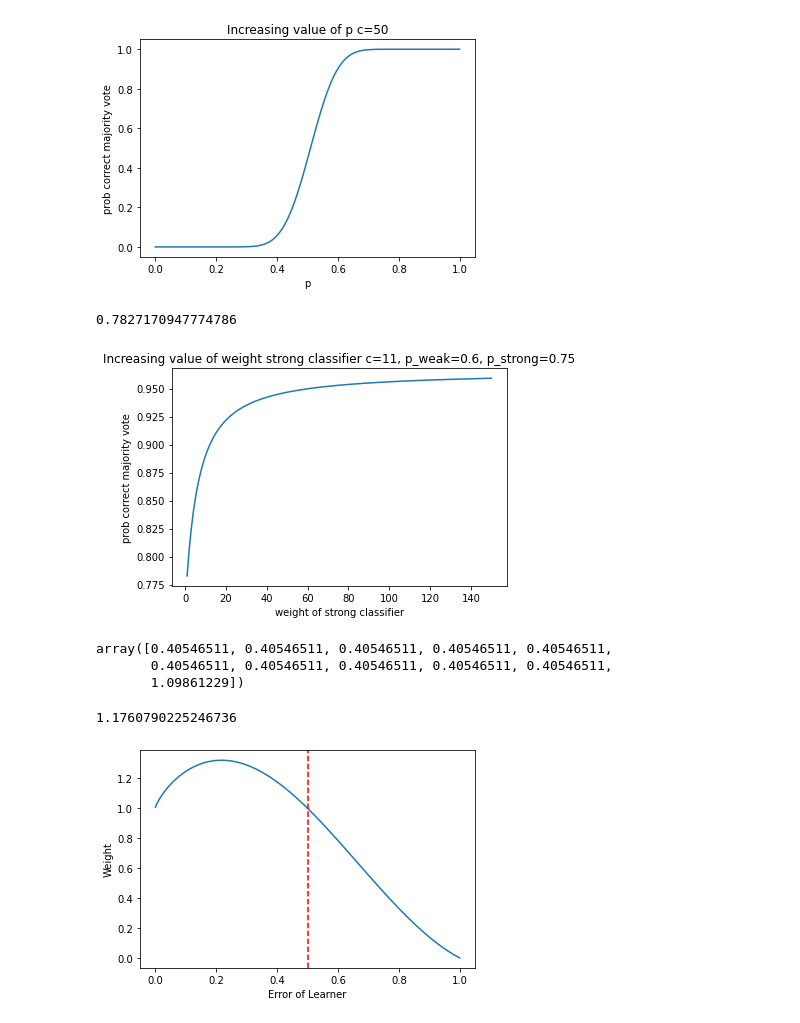
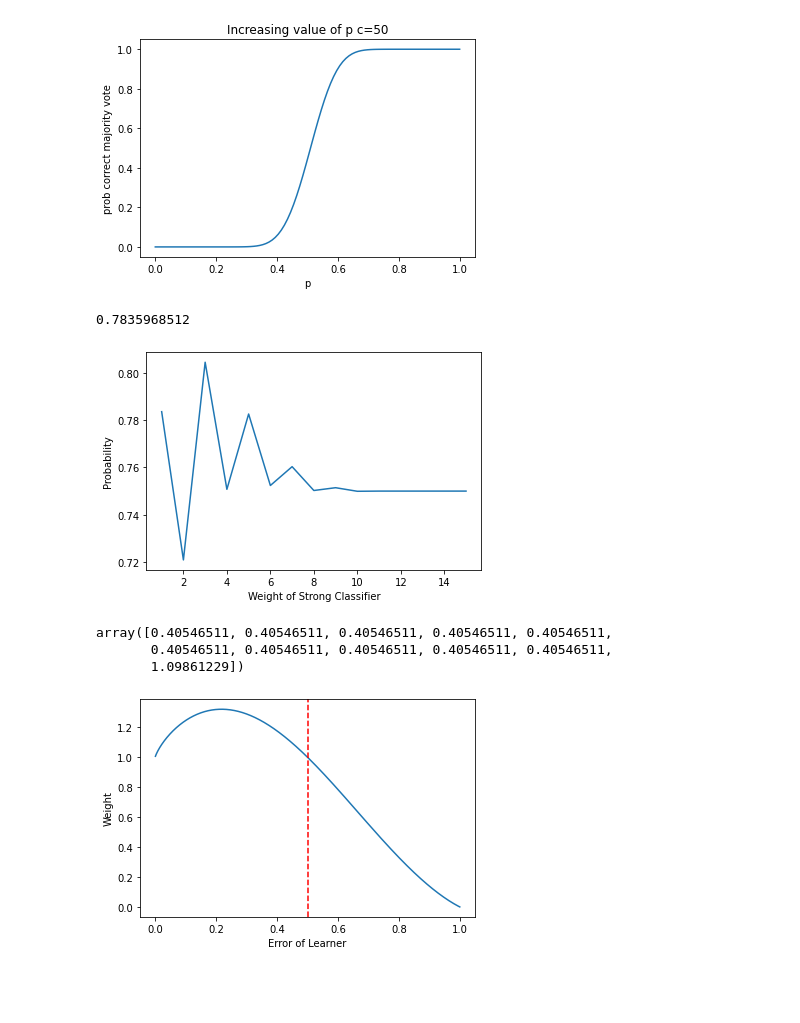
Before and after one commit to stra3/NaturalComputing_assignments, a Jupyter notebook: 05/ensemble-learning/natural_computing_assignment5.ipynb, the cells around one changed output. Drawn from its saved outputs; the diff is of its cells as text; code cells hidden in the pictures; blank space fills up the shorter version.

```diff
--- a/05/ensemble-learning/natural_computing_assignment5.ipynb
+++ b/05/ensemble-learning/natural_computing_assignment5.ipynb
@@ -11,6 +11,8 @@ def maj_vote_prob(c, p):
     else:
         i = int(c/2 + 1)
 
+    i = math.floor(c/2+1)
+
     probability = 0
 
     for j in range(i, c+1):
@@ -54,26 +49,41 @@ def majority_vote_weighted(probs, weights):
-# %%
-probs   = np.array([0.6, 0.6, 0.6, 0.6, 0.6, 0.6, 0.6, 0.6, 0.6, 0.6, 0.75])
-weights = np.array([1.0, 1.0, 1.0, 1.0, 1.0, 1.0, 1.0, 1.0, 1.0, 1.0, 1.0])
-
-print(majority_vote_weighted(probs, weights))
-# %% [output]
-0.7827170947774786
-# %%
-strong_weights = np.linspace(1,150,150,dtype=np.float)
-res = []
-
-for w in strong_weights:
-    probs   = np.array([0.6, 0.6, 0.6, 0.6, 0.6, 0.6, 0.6, 0.6, 0.6, 0.6, 0.75])
-    weights = np.array([1.0, 1.0, 1.0, 1.0, 1.0, 1.0, 1.0, 1.0, 1.0, 1.0, w])
-    res.append(majority_vote_weighted(probs, weights))
-
-plt.plot(strong_weights, res)
-plt.title(f"Increasing value of weight strong classifier c={len(probs)}, p_weak={probs[0]}, p_strong={probs[-1]}")
-plt.xlabel("weight of strong classifier")
-plt.ylabel("prob correct majority vote")
-plt.show()
-# %% [output]
-[figure, removed]
+# %%
+def maj_vote(w, c, p1, p2):
+
+    v = w+c #total number of votes
+
+    # majority number
+    if v%2 != 0:
+        m = math.ceil(c / 2)
+    else:
+        m = int(c/2 + 1)
+
+    m = math.floor((w+c)/2 +1)
+
+    m2 = max(m-w, 0) #nr needed from weak if strong correct
+
+    prob = 0
+
+
+    for i in range(m2, c+1):
+        prob += p1 * comb(c,i)* math.pow(p2,i)*math.pow(1-p2, c-i)
+    for i in range(m, c+1):
+        prob += (1-p1) * comb(c,i) * math.pow(p2,i)*math.pow(1-p2, c-i)
+
+    return prob
+# %%
+maj_vote(1, 10, 0.75, 0.6)
+# %% [output]
+0.7835968512
+# %%
+strong_votes = np.linspace(1,15,15,dtype=np.int)
+prob = [maj_vote(x, 10, 0.75, 0.6) for x in strong_votes]
+
+plt.plot(strong_votes, prob)
+plt.xlabel('Weight of Strong Classifier')
+plt.ylabel('Probability')
+plt.show()
+# %% [output]
+[figure, added]
 # %%
 
 def ada_boost(errors):
@@ -93,10 +103,6 @@ ada_boost(1- probs)
 array([0.40546511, 0.40546511, 0.40546511, 0.40546511, 0.40546511,
        0.40546511, 0.40546511, 0.40546511, 0.40546511, 0.40546511,
        1.09861229])
-# %%
-ada_boost_d(0.4)
-# %% [output]
-1.1760790225246736
 # %%
 x = np.linspace(0.001, 0.999, 1000)
 y = [ada_boost_d(w) for w in x]
```
Also changed, not shown: parts of 1 cell of this notebook.
